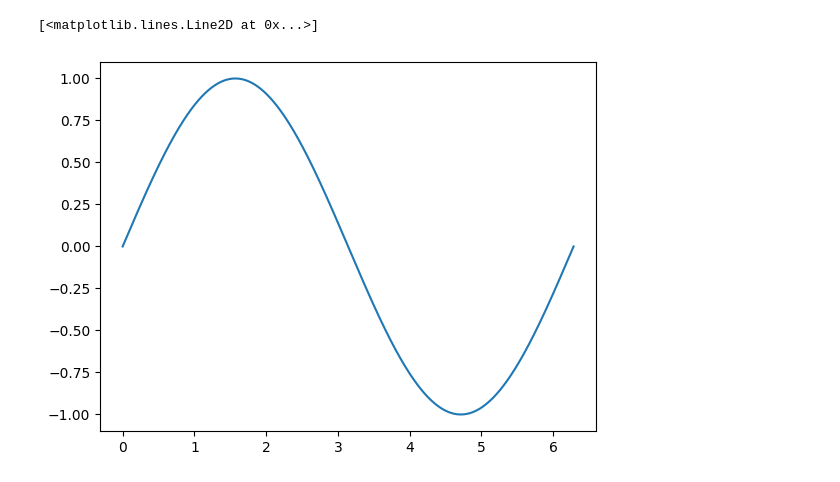
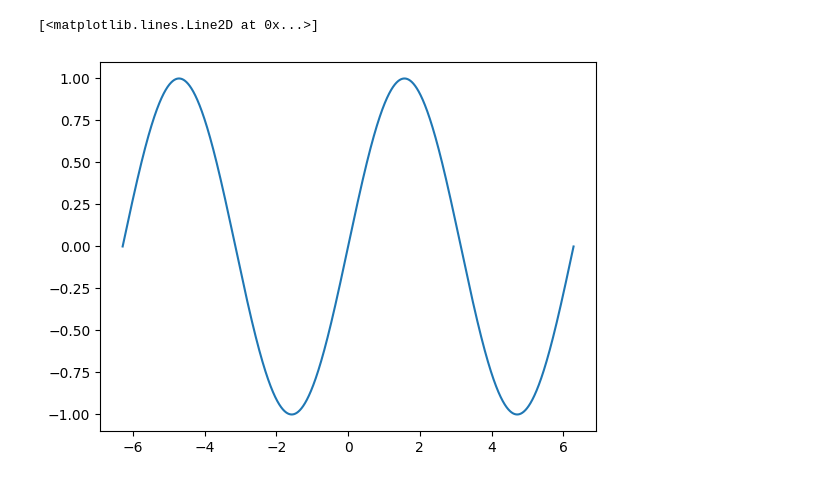
Before and after one commit to Alireza2317/NeuralNet_from_scratch, a Jupyter notebook: non_linear_functions.ipynb, the cells around one changed output. Cells and saved outputs as stored; diff of their text form; code cells hidden in the pictures.

```diff
--- a/non_linear_functions.ipynb
+++ b/non_linear_functions.ipynb
@@ -689,12 +689,12 @@ class NeuralNetwork:
 # %%
 # the data
 # lets train for sin wave!
-M = 10000
-x_train = np.linspace(0, 2*np.pi, M)
+M = 8000
+x_train = np.linspace(-2*np.pi, 2*np.pi, M)
 y_train = np.sin(x_train).reshape((-1, 1, 1))
 
 plt.plot(x_train, y_train.flatten())
 # %% [output]
 [<matplotlib.lines.Line2D at 0x...>]
-[figure, old version]
+[figure, new version]
 # %%
```
Also changed, not shown: parts of 3 cells of this notebook.
